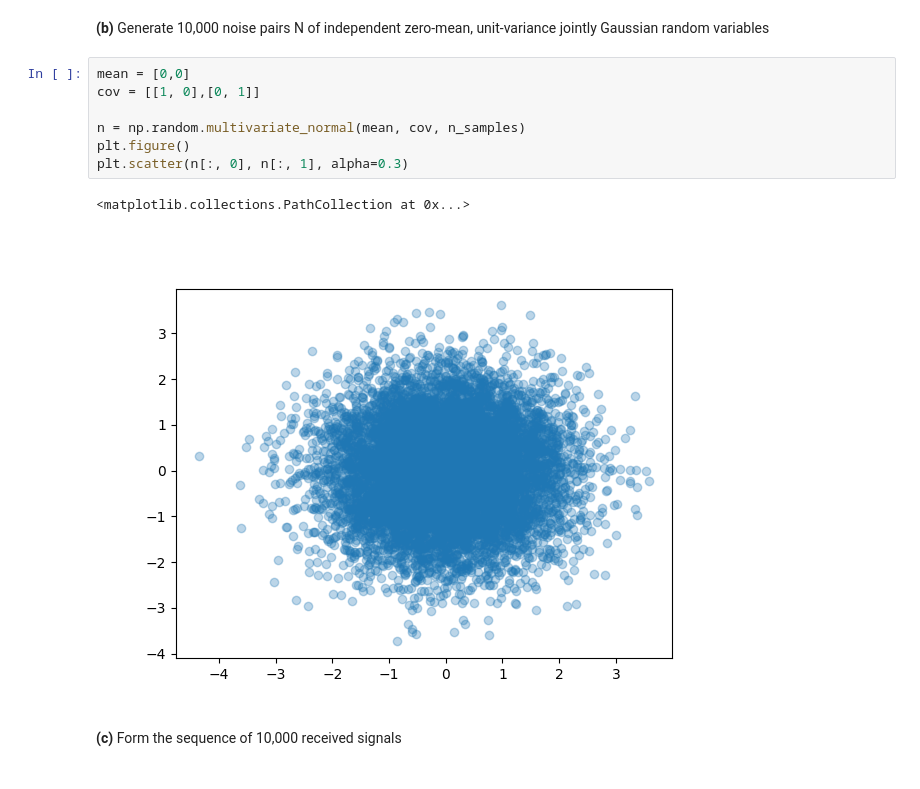
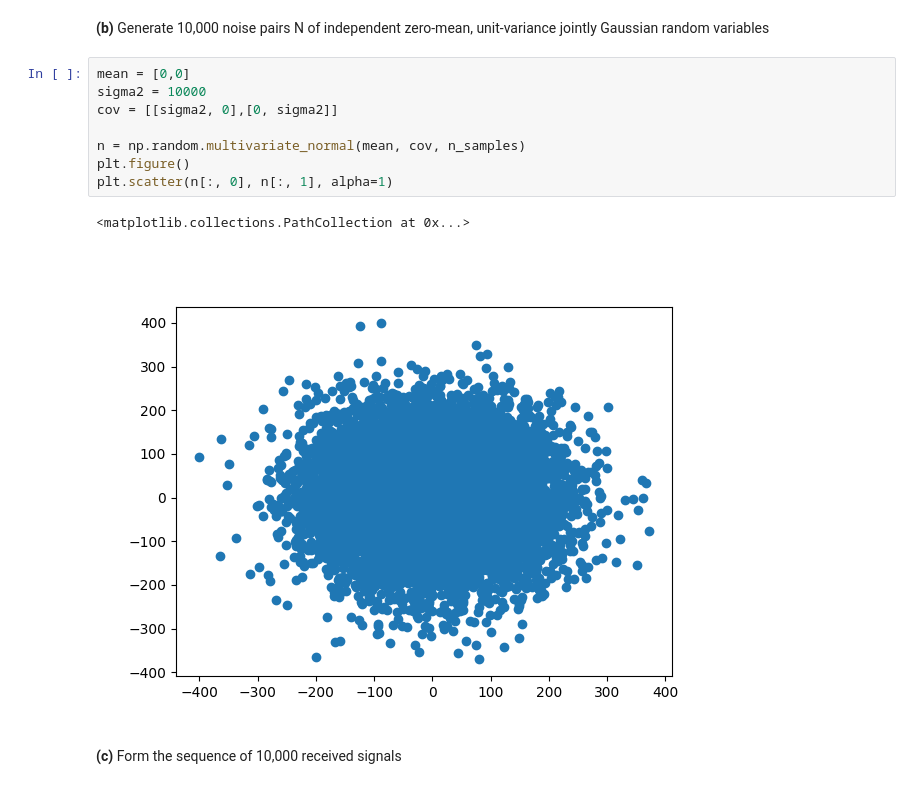
Before and after one commit to asmusbhansen/E25_stochastic_signal_processing, a Jupyter notebook: notebooks/Lecture3.ipynb, the cells around one changed output. Drawn from its saved outputs; the diff is of its cells as text.

```diff
--- a/notebooks/Lecture3.ipynb
+++ b/notebooks/Lecture3.ipynb
@@ -222,14 +222,15 @@ plt.scatter(x[:, 0], x[:, 1])
 random variables
 # %%
 mean = [0,0]
-cov = [[1, 0],[0, 1]]
+sigma2 = 10000
+cov = [[sigma2, 0],[0, sigma2]]
 
 n = np.random.multivariate_normal(mean, cov, n_samples)
 plt.figure()
-plt.scatter(n[:, 0], n[:, 1], alpha=0.3)
+plt.scatter(n[:, 0], n[:, 1], alpha=1)
 # %% [output]
 <matplotlib.collections.PathCollection at 0x...>
-[figure, old version]
+[figure, new version]
 # %% [markdown]
 **(c)** Form the sequence of 10,000 received signals
 # %%
```
Also changed, not shown: parts of 5 cells of this notebook.
